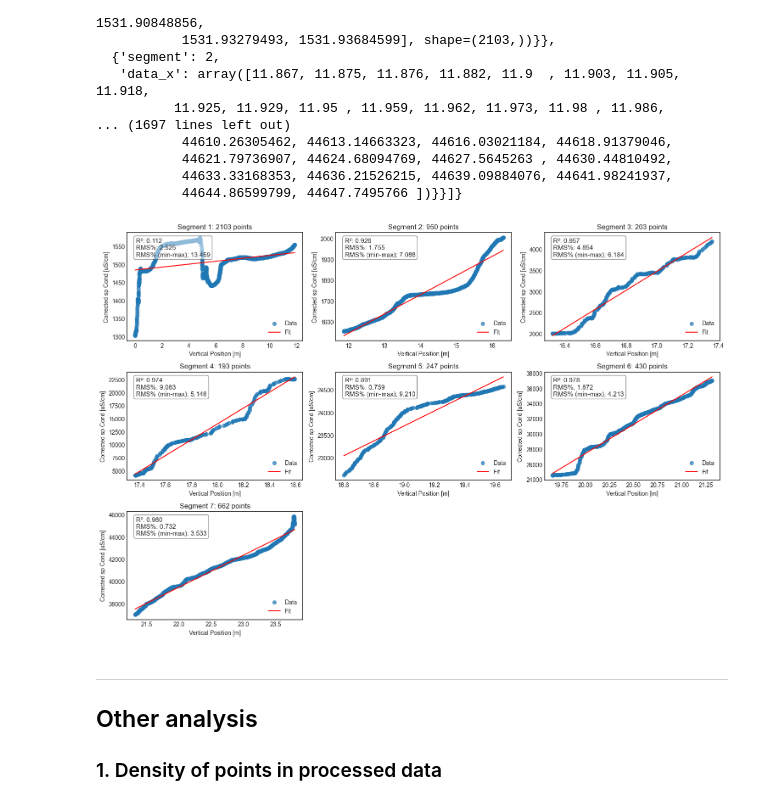
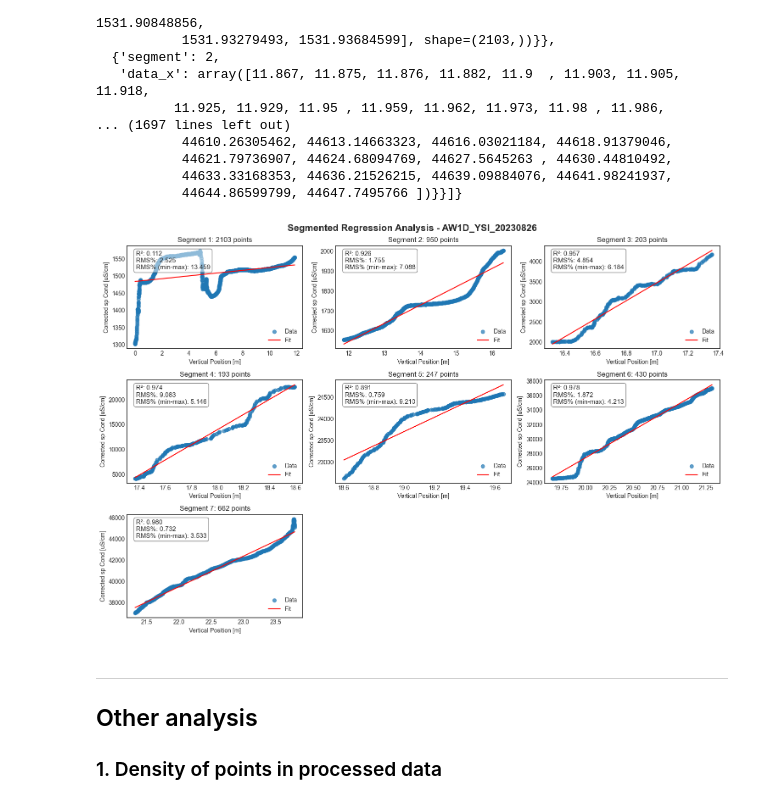
Before and after one commit to androsresearch/freshwater_lens, a Jupyter notebook: notebooks/evaluation.ipynb, the cells around one changed output. Drawn from its saved outputs; the diff is of its cells as text; code cells hidden in the pictures.

Commit message:
Refs #2: Adjust evaluation.ipynb and refine interactive plot style

```diff
--- a/notebooks/evaluation.ipynb
+++ b/notebooks/evaluation.ipynb
@@ -197,9 +198,9 @@ segments
            44633.33168353, 44636.21526215, 44639.09884076, 44641.98241937,
            44644.86599799, 44647.7495766 ])}}]}
 # %%
-plots.plot_segments(segments, metric_per_segment)
+plots.plot_segments(segments, metric_per_segment, title=name)
 # %% [output]
-[figure, old version]
+[figure, new version]
 # %% [markdown]
 ---
 
```
Also changed, not shown: parts of 4 cells of this notebook, 3 other files.
